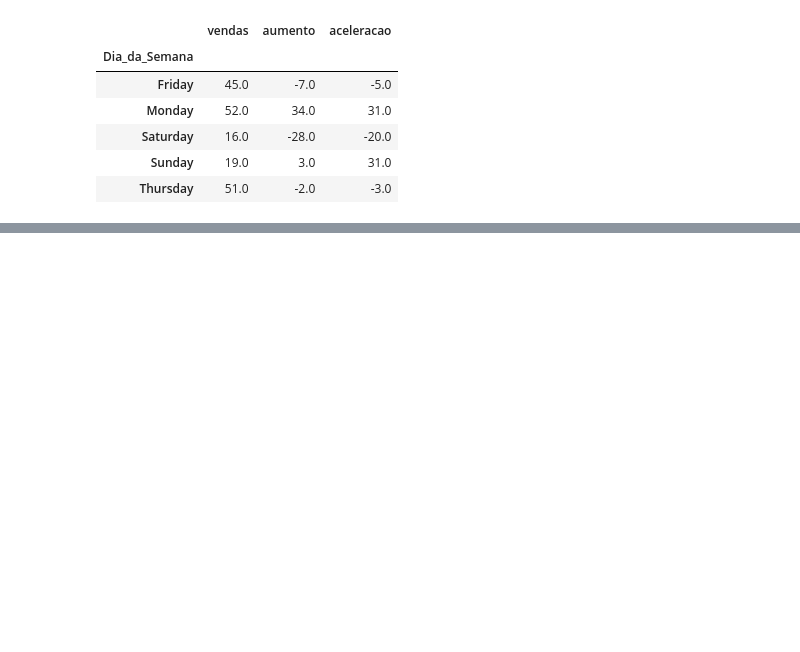
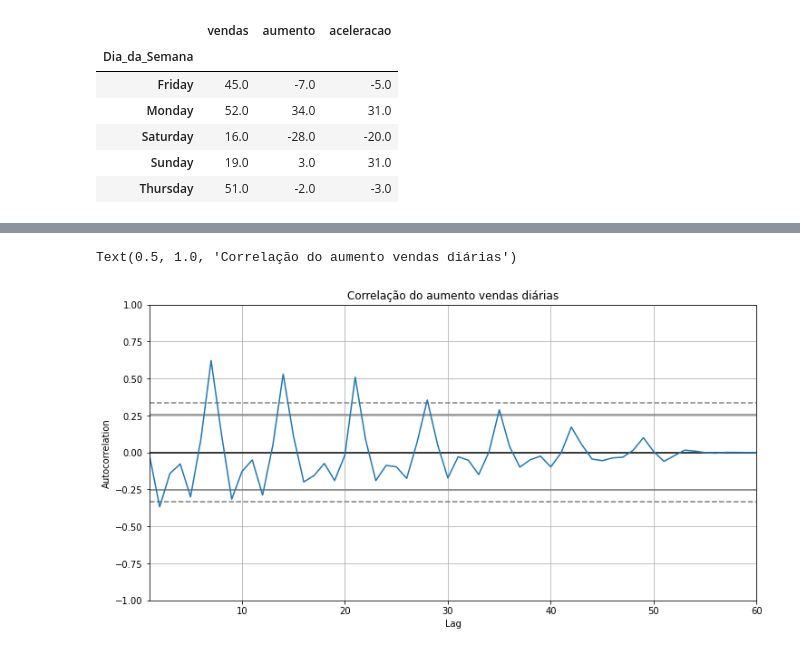
Before and after one commit to alanfmorato/Analise-de-vendas, a Jupyter notebook: Series_Temporais_Chocolates.ipynb, the cells around one changed output, grey strips where cells are left out. Saved outputs shown, nothing was run; the diff lists cells and outputs as text; code cells hidden in the pictures; blank space fills up the shorter version.

```diff
--- a/Series_Temporais_Chocolates.ipynb
+++ b/Series_Temporais_Chocolates.ipynb
@@ -99,0 +107,7 @@ vendas_agrupadas.head()
+# %%
+plt.figure(figsize=(12,6))
+autocorrelation_plot(vendas_por_dia["aumento"][1:])
+plt.title("Correlação do aumento vendas diárias")
+# %% [output]
+Text(0.5, 1.0, 'Correlação do aumento vendas diárias')
+[figure, added]
```
Also changed, not shown: parts of 3 cells of this notebook.
